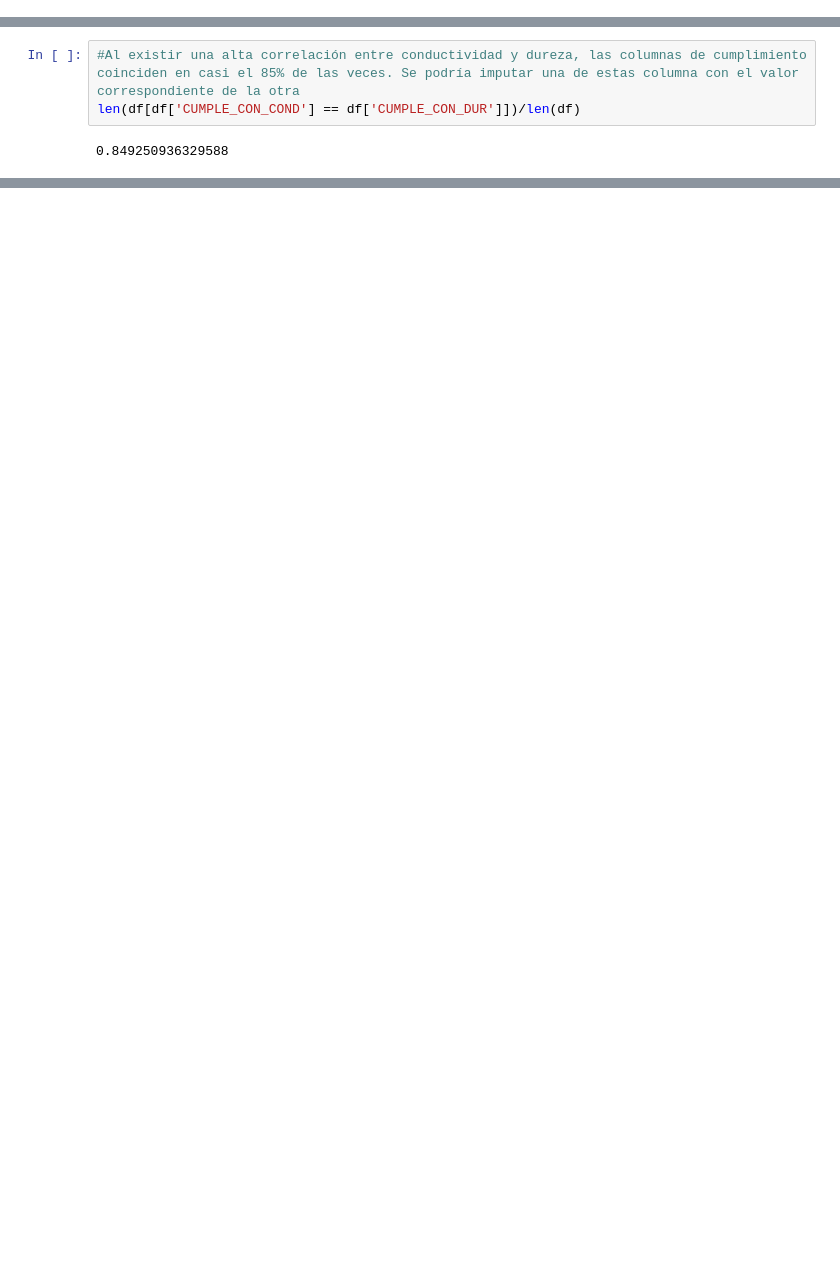
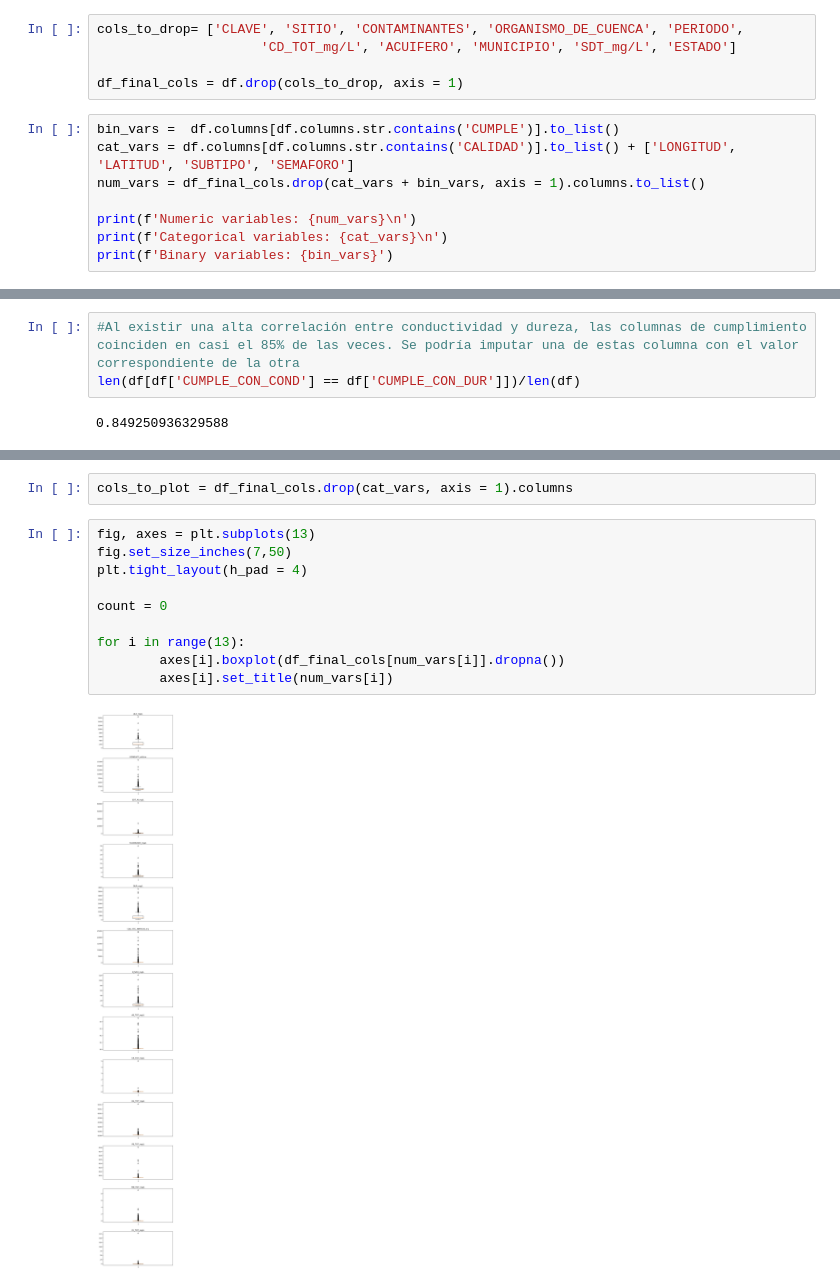
Before and after one commit to PosgradoMNA/actividades-del-projecto-equipo_102, a Jupyter notebook: Reto/aguas-subterraneas.ipynb, the cells around one changed output, grey strips where cells are left out. Drawn from its saved outputs; the diff is of its cells as text; blank space fills up the shorter version.

```diff
--- a/Reto/aguas-subterraneas.ipynb
+++ b/Reto/aguas-subterraneas.ipynb
@@ -286,0 +307,13 @@ De lo anterior se visualiza que las variables CONDUCT y DUR tienen campos vacío
+# %%
+cols_to_drop= ['CLAVE', 'SITIO', 'CONTAMINANTES', 'ORGANISMO_DE_CUENCA', 'PERIODO',
+                     'CD_TOT_mg/L', 'ACUIFERO', 'MUNICIPIO', 'SDT_mg/L', 'ESTADO']
+
+df_final_cols = df.drop(cols_to_drop, axis = 1)
+# %%
+bin_vars =  df.columns[df.columns.str.contains('CUMPLE')].to_list()
+cat_vars = df.columns[df.columns.str.contains('CALIDAD')].to_list() + ['LONGITUD', 'LATITUD', 'SUBTIPO', 'SEMAFORO']
+num_vars = df_final_cols.drop(cat_vars + bin_vars, axis = 1).columns.to_list()
+
+print(f'Numeric variables: {num_vars}\n')
+print(f'Categorical variables: {cat_vars}\n')
+print(f'Binary variables: {bin_vars}')
@@ -535,0 +404,14 @@ dtype: int64
+# %%
+cols_to_plot = df_final_cols.drop(cat_vars, axis = 1).columns
+# %%
+fig, axes = plt.subplots(13)
+fig.set_size_inches(7,50)
+plt.tight_layout(h_pad = 4)
+
+count = 0
+
+for i in range(13):
+        axes[i].boxplot(df_final_cols[num_vars[i]].dropna())
+        axes[i].set_title(num_vars[i])
+# %% [output]
+[figure, added]
```
Also changed, not shown: parts of 88 cells of this notebook, 1 other file.
